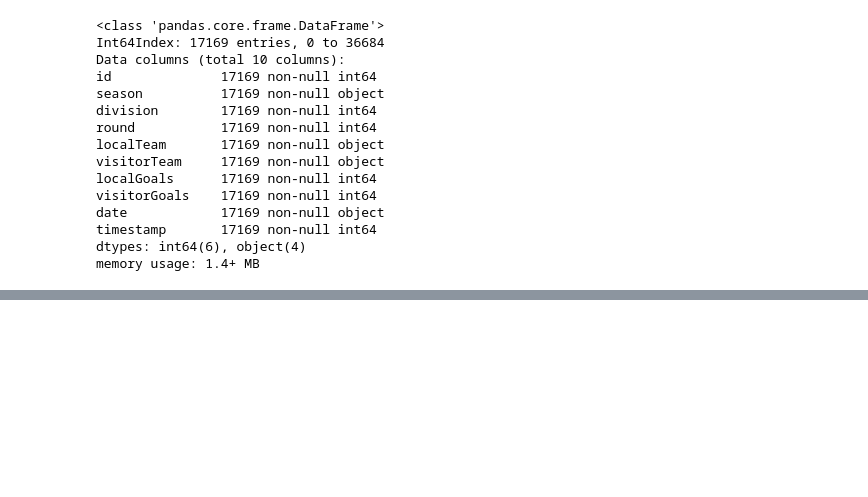
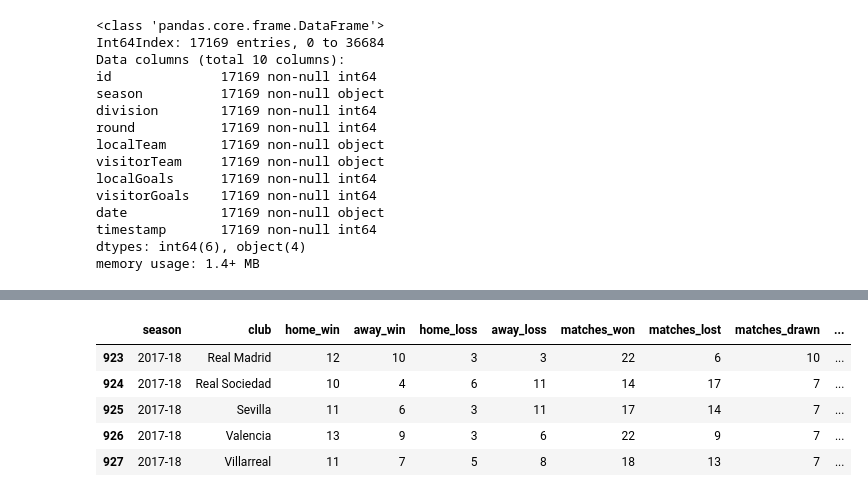
Before and after one commit to uttsap/La-Liga-Analysis, a Jupyter notebook: La Liga.ipynb, the cells around one changed output, grey strips where cells are left out. Cells and saved outputs as stored; diff of their text form; code cells hidden in the pictures; blank space fills up the shorter version.

```diff
--- a/La Liga.ipynb
+++ b/La Liga.ipynb
@@ -41,0 +53,10 @@ laliga['draw']=laliga.apply(lambda row: 1 if row['localGoals']==row['visitorGoal
+# %%
+a=df.groupby(['season','localTeam'])['local_team_won'].sum().reset_index().rename(columns={'localTeam': 'club','local_team_won': 'won'})
+b=df.groupby(['season','visitorTeam'])['visitor_team_won'].sum().reset_index().rename(columns={'visitorTeam': 'club','visitor_team_won': 'won'})
+c=df.groupby(['season','localTeam'])['draw'].sum().reset_index().rename(columns={'localTeam': 'club','draw': 'draw'})
+d=df.groupby(['season','visitorTeam'])['draw'].sum().reset_index().rename(columns={'visitorTeam': 'club','draw': 'draw'})
+e=df.groupby(['season','localTeam'])['visitor_team_won'].sum().reset_index().rename(columns={'localTeam': 'club','visitor_team_won': 'lost'})
+f=df.groupby(['season','visitorTeam'])['local_team_won'].sum().reset_index().rename(columns={'visitorTeam': 'club','local_team_won': 'lost'})
+# %%
+point_table=a.merge(b,on=['season','club']).merge(c,on=['season','club']).merge(d,on=['season','club']).merge(e,on=['season','club']).merge(f,on=['season','club'])
+point_table.head()
@@ -41,0 +70,18 @@ laliga['draw']=laliga.apply(lambda row: 1 if row['localGoals']==row['visitorGoal
+# %%
+point_table= point_table.rename(columns={'won_x':'home_win','won_y':'away_win','lost_x':'home_loss','lost_y':'away_loss'})
+point_table['matches_won']=point_table.home_win+point_table.away_win
+point_table['matches_lost']=point_table.home_loss+point_table.away_loss
+point_table['matches_drawn']=point_table.draw_x+point_table.draw_y
+point_table=point_table.drop(['draw_x','draw_y'],axis=1)
+point_table['total_matches']=point_table.matches_won+point_table.matches_lost+point_table.matches_drawn
+# %%
+point_table['points']=(point_table.matches_won*3)+(point_table.matches_drawn*1)
+# %%
+point_table.tail()
+# %% [output]
+|  | season | club | home_win | away_win | home_loss | away_loss | matches_won | matches_lost | matches_drawn | ... |
+| 923 | 2017-18 | Real Madrid | 12 | 10 | 3 | 3 | 22 | 6 | 10 | ... |
+| 924 | 2017-18 | Real Sociedad | 10 | 4 | 6 | 11 | 14 | 17 | 7 | ... |
+| 925 | 2017-18 | Sevilla | 11 | 6 | 3 | 11 | 17 | 14 | 7 | ... |
+| 926 | 2017-18 | Valencia | 13 | 9 | 3 | 6 | 22 | 9 | 7 | ... |
+| 927 | 2017-18 | Villarreal | 11 | 7 | 5 | 8 | 18 | 13 | 7 | ... |
```
Also changed, not shown: parts of 8 cells of this notebook.
